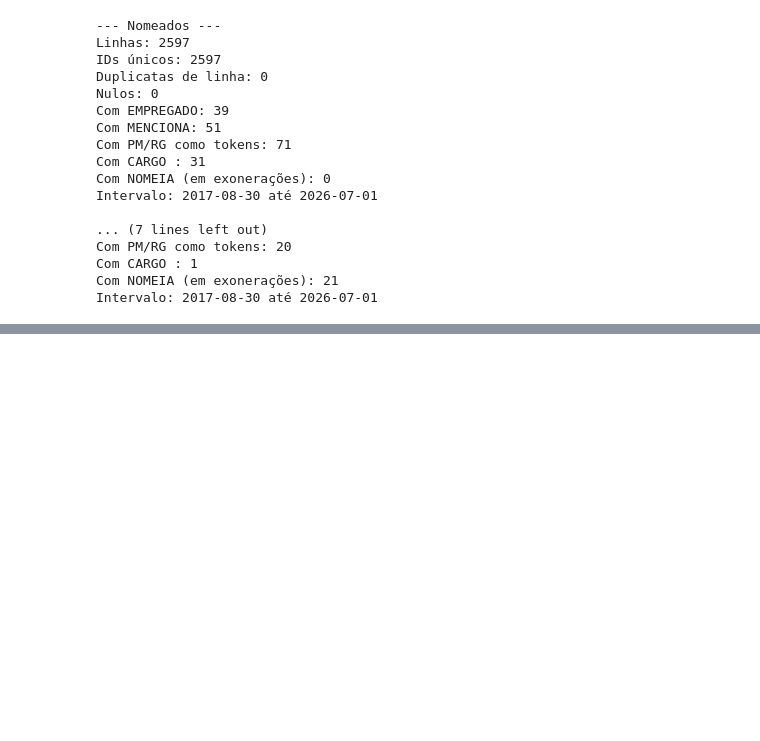
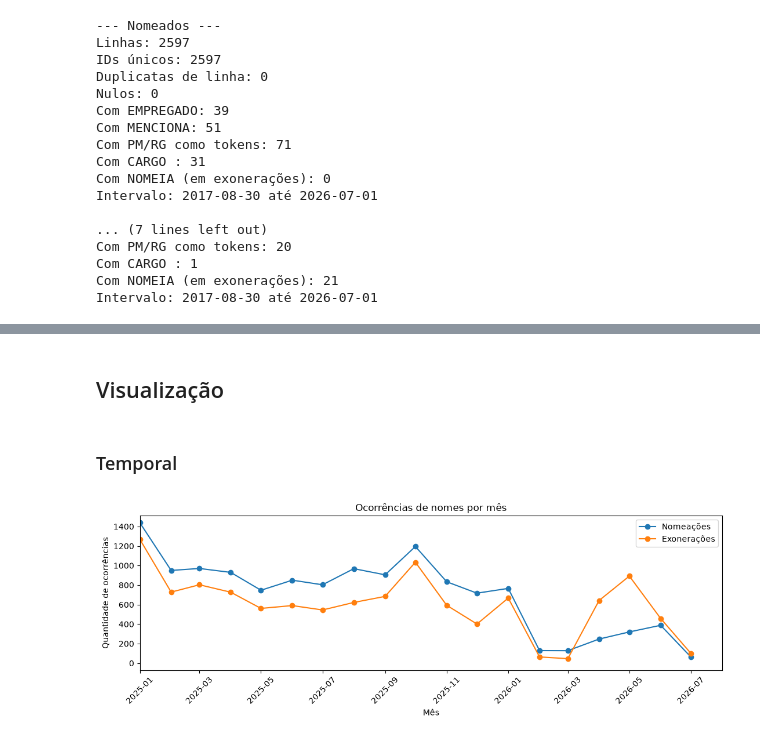
Before and after one commit to danielcoutop/banco_radarrj, a Jupyter notebook: analise_nomes.ipynb, the cells around one changed output, grey strips where cells are left out. Drawn from its saved outputs; the diff is of its cells as text; code cells hidden in the pictures; blank space fills up the shorter version.

```diff
--- a/analise_nomes.ipynb
+++ b/analise_nomes.ipynb
@@ -74,0 +219,13 @@ Intervalo: 2017-08-30 até 2026-07-01
+# %%
+for base, titulo in [(nomeados, "Nomeações"), (exonerados, "Exonerações")]:
+    por_ato = base.groupby("id")["nome_normalizado"].nunique()
+    print(f"### {titulo}")
+    print(f"Atos com nomes: {por_ato.size:,}")
+    print(f"Nomes distintos: {base['nome_normalizado'].nunique():,}")
+    print(f"Média de nomes por ato: {por_ato.mean():.2f}")
+    print(f"Mediana de nomes por ato: {por_ato.median():.0f}")
+    print(f"Máximo de nomes em um ato: {por_ato.max():,}")
+    print()
+
+    resumo = base["dataPubli"].dt.year.value_counts().sort_index().rename("atos_com_ocorrencias")
+    display(resumo.to_frame())
@@ -74,0 +312,31 @@ Intervalo: 2017-08-30 até 2026-07-01
+# %% [markdown]
+## Visualização
+# %% [markdown]
+### Temporal
+# %%
+def serie_mensal(base):
+    return (base.set_index("dataPubli")
+            .resample("MS")
+            .size()
+            .rename("ocorrencias")
+            .reset_index())
+
+mensal_nom = serie_mensal(nomeados)
+mensal_exo = serie_mensal(exonerados)
+
+inicio = pd.Timestamp("2025-01-01")
+fim = max(mensal_nom["dataPubli"].max(), mensal_exo["dataPubli"].max()) + pd.DateOffset(months=1)
+
+plt.figure(figsize=(11, 4))
+plt.plot(mensal_nom["dataPubli"], mensal_nom["ocorrencias"], marker="o", label="Nomeações")
+plt.plot(mensal_exo["dataPubli"], mensal_exo["ocorrencias"], marker="o", label="Exonerações")
+plt.xlim(inicio, fim)
+plt.title("Ocorrências de nomes por mês")
+plt.xlabel("Mês")
+plt.ylabel("Quantidade de ocorrências")
+plt.xticks(rotation=45)
+plt.legend()
+plt.tight_layout()
+plt.show()
+# %% [output]
+[figure, added]
```
Also changed, not shown: parts of 16 cells of this notebook.
